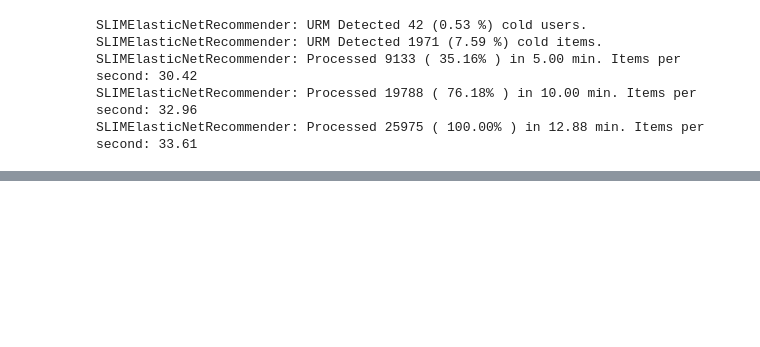
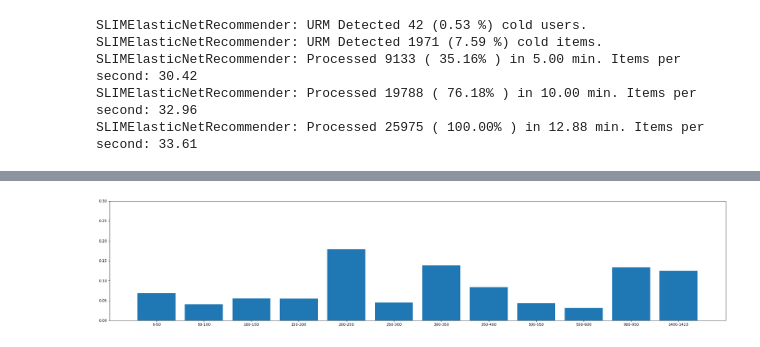
Before and after one commit to fcolombo7/RecSys-2020, a Jupyter notebook: Plotting.ipynb, the cells around one changed output, grey strips where cells are left out. Saved outputs shown, nothing was run; the diff lists cells and outputs as text; code cells hidden in the pictures; blank space fills up the shorter version.

```diff
--- a/Plotting.ipynb
+++ b/Plotting.ipynb
@@ -88,7 +90,7 @@ from Data_manager.split_functions.split_train_validation_random_holdout import s
 
 parser = DataParser()
 URM_all = parser.get_URM_all()
-ICM = parser.get_icm()
+ICM = parser.get_ICM_all()
 URM_train, URM_test = split_train_in_two_percentage_global_sample(URM_all, train_percentage = 0.85, seed=1024)
 SlimBPR = SLIM_BPR_Cython(URM_train)
 SlimBPR.fit(topK= 860, epochs= 190, symmetric= False, sgd_mode= 'adam', lambda_i= 0.01, lambda_j= 1e-05, learning_rate= 0.0001)
@@ -122,3 +124,7 @@ SLIMElasticNetRecommender: URM Detected 1971 (7.59 %) cold items.
 SLIMElasticNetRecommender: Processed 9133 ( 35.16% ) in 5.00 min. Items per second: 30.42
 SLIMElasticNetRecommender: Processed 19788 ( 76.18% ) in 10.00 min. Items per second: 32.96
 SLIMElasticNetRecommender: Processed 25975 ( 100.00% ) in 12.88 min. Items per second: 33.61
+# %%
+from KNN.ItemKNNCBFRecommender import ItemKNNCBFRecommender
+recommender_knn = ItemKNNCBFRecommender(URM_train, ICM)
+recommender_knn.fit(shrink=1000.0, topK=40, similarity = 'cosine', feature_weighting = 'BM25')
@@ -130,0 +208,7 @@ plot_dic(result)
+# %%
+user_map = evaluator(recommender_knn, URM_test)
+result = interval_map(user_map, step = 50)
+result = normalize_dict(result)
+plot_dic(result)
+# %% [output]
+[figure, added]
```
Also changed, not shown: parts of 8 cells of this notebook.
